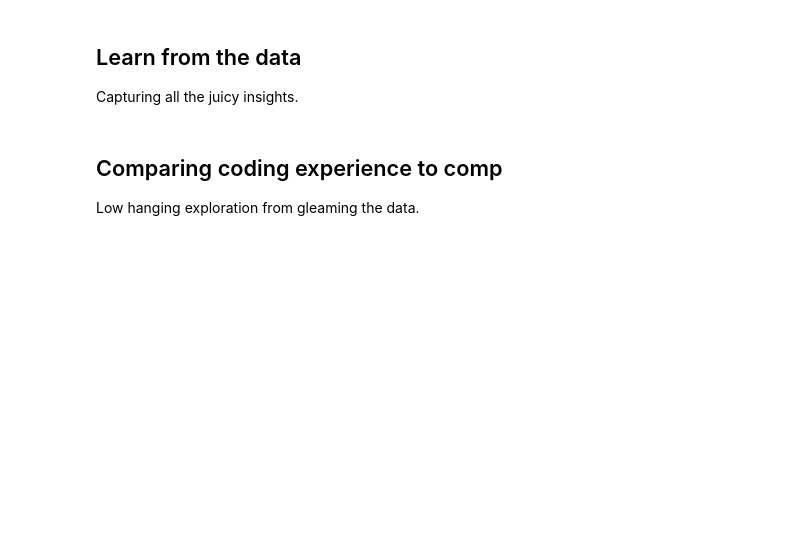
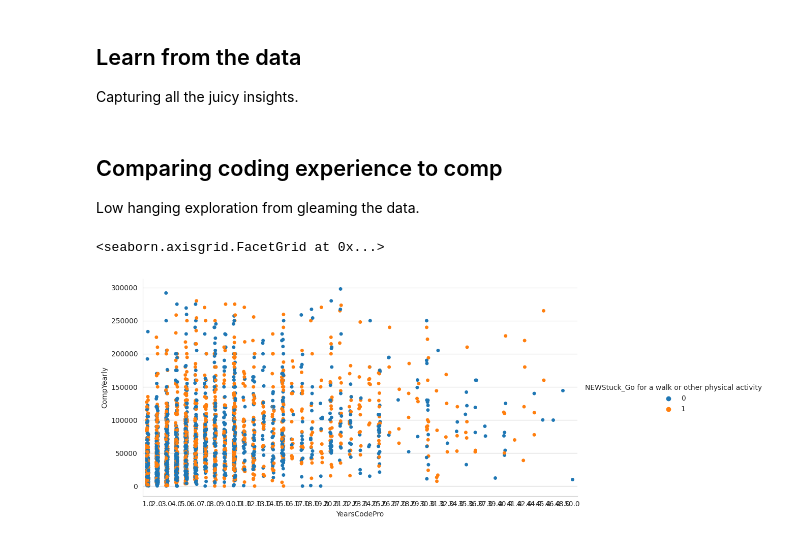
Before and after one commit to digitarald/ds-together-demo, a Jupyter notebook: survey.ipynb, the cells around one changed output. Cells and saved outputs as stored; diff of their text form; code cells hidden in the pictures; blank space fills up the shorter version.

```diff
--- a/survey.ipynb
+++ b/survey.ipynb
@@ -47,3 +89,13 @@ Capturing all the juicy insights.
 ## Comparing coding experience to comp
 
 Low hanging exploration from gleaming the data.
+# %%
+# Plot years of pro coding experience against total compensation
+# sns.catplot(data=df_clean, x='YearsCodePro', y='CompYearly')
+# same plot, but wider
+# sns.catplot(data=df_clean, x='YearsCodePro', y='CompYearly', aspect=2)
+# add color for the "Go for a walk" option
+sns.catplot(data=df_clean, x='YearsCodePro', y='CompYearly', aspect=2, hue='NEWStuck_Go for a walk or other physical activity')
+# %% [output]
+<seaborn.axisgrid.FacetGrid at 0x...>
+[figure, added]
```
Also changed, not shown: parts of 4 cells of this notebook.
